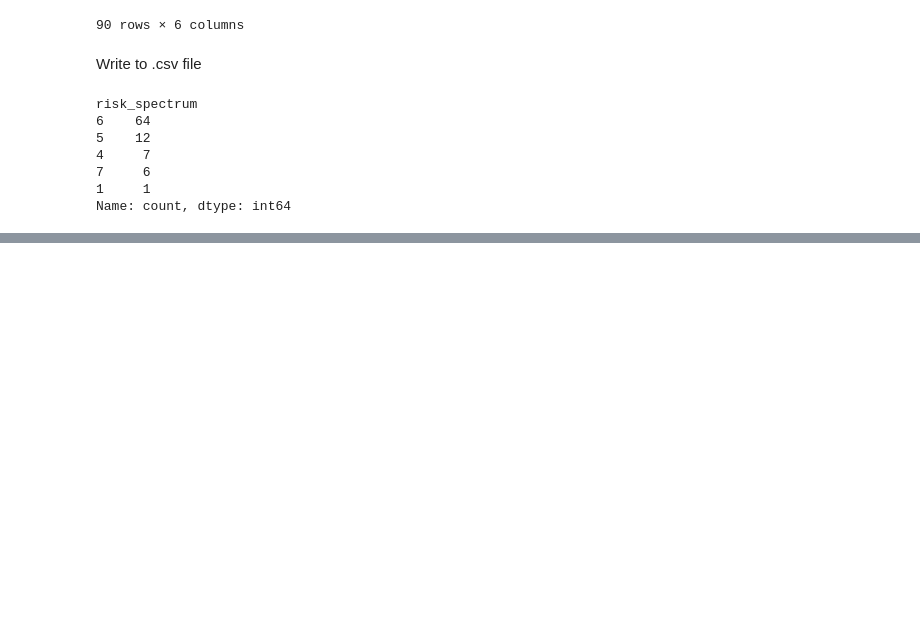
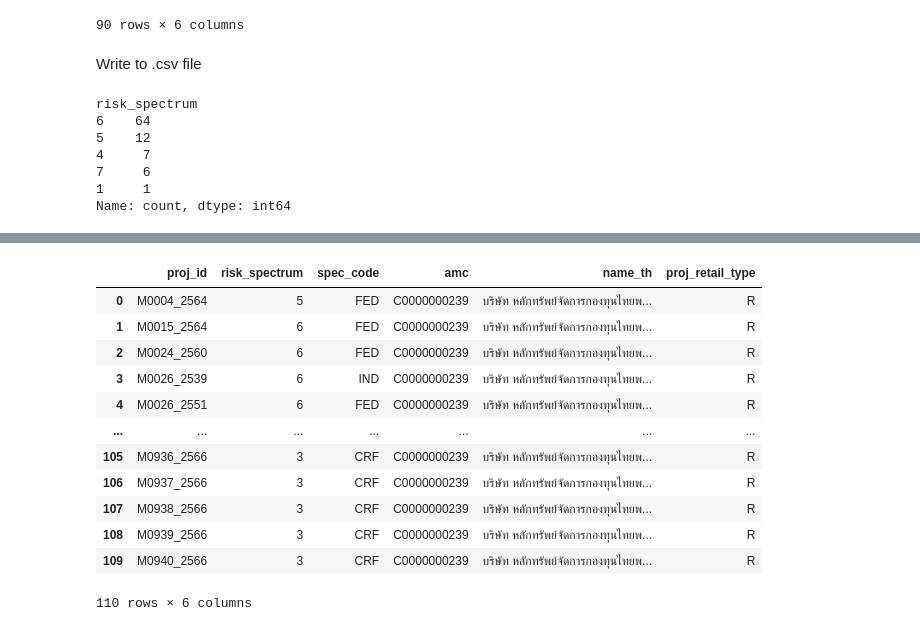
Before and after one commit to taro54071/Finance-Made-Easy-Personalized-Planner, a Jupyter notebook: Python_script/NO_TAX_REDUCTION.ipynb, the cells around one changed output, grey strips where cells are left out. Cells and saved outputs as stored; diff of their text form; code cells hidden in the pictures; blank space fills up the shorter version.

```diff
--- a/Python_script/NO_TAX_REDUCTION.ipynb
+++ b/Python_script/NO_TAX_REDUCTION.ipynb
@@ -368,0 +466,20 @@ Name: count, dtype: int64
+# %%
+SCB_amc_no_rmf_ssf_filtered = SCB_amc_no_rmf_ssf_filtered.reset_index()
+# %%
+SCB_amc_no_rmf_ssf_filtered = SCB_amc_no_rmf_ssf_filtered.drop(columns=['level_0','index'])
+# %%
+SCB_amc_no_rmf_ssf_filtered
+# %% [output]
+|  | proj_id | risk_spectrum | spec_code | amc | name_th | proj_retail_type |
+| 0 | M0004_2564 | 5 | FED | C0000000239 | บริษัท หลักทรัพย์จัดการกองทุนไทยพ... | R |
+| 1 | M0015_2564 | 6 | FED | C0000000239 | บริษัท หลักทรัพย์จัดการกองทุนไทยพ... | R |
+| 2 | M0024_2560 | 6 | FED | C0000000239 | บริษัท หลักทรัพย์จัดการกองทุนไทยพ... | R |
+| 3 | M0026_2539 | 6 | IND | C0000000239 | บริษัท หลักทรัพย์จัดการกองทุนไทยพ... | R |
+| 4 | M0026_2551 | 6 | FED | C0000000239 | บริษัท หลักทรัพย์จัดการกองทุนไทยพ... | R |
+| ... | ... | ... | ... | ... | ... | ... |
+| 105 | M0936_2566 | 3 | CRF | C0000000239 | บริษัท หลักทรัพย์จัดการกองทุนไทยพ... | R |
+| 106 | M0937_2566 | 3 | CRF | C0000000239 | บริษัท หลักทรัพย์จัดการกองทุนไทยพ... | R |
+| 107 | M0938_2566 | 3 | CRF | C0000000239 | บริษัท หลักทรัพย์จัดการกองทุนไทยพ... | R |
+| 108 | M0939_2566 | 3 | CRF | C0000000239 | บริษัท หลักทรัพย์จัดการกองทุนไทยพ... | R |
+| 109 | M0940_2566 | 3 | CRF | C0000000239 | บริษัท หลักทรัพย์จัดการกองทุนไทยพ... | R |
+110 rows × 6 columns
```
Also changed, not shown: parts of 12 cells of this notebook.
